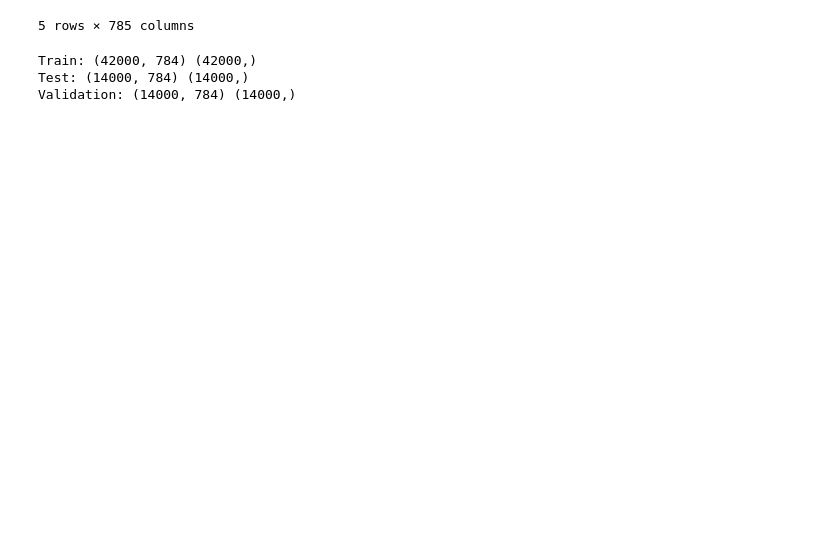
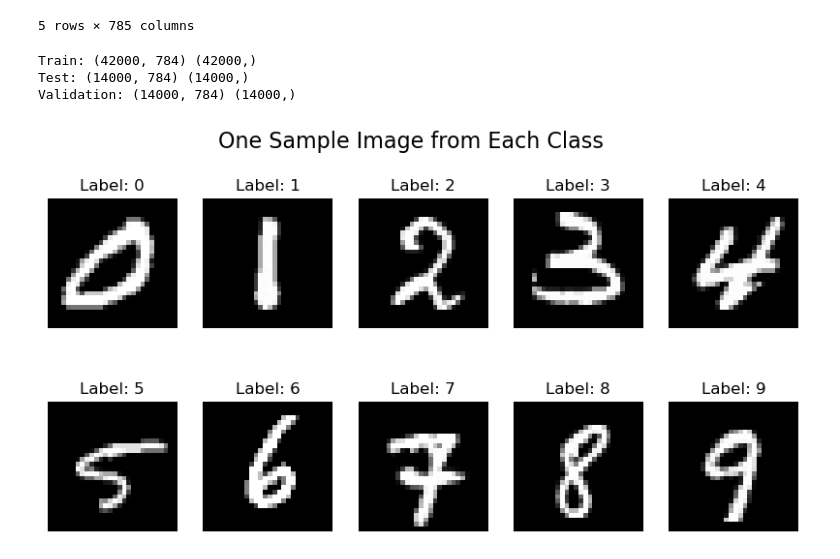
Before and after one commit to ARAHMAN04/ML2, a Jupyter notebook: Part1.ipynb, the cells around one changed output. Drawn from its saved outputs; the diff is of its cells as text; code cells hidden in the pictures; blank space fills up the shorter version.

Commit message:
visualizations

```diff
--- a/Part1.ipynb
+++ b/Part1.ipynb
@@ -61,3 +62,14 @@ print("Validation:", X_val.shape, y_val.shape)
 Train: (42000, 784) (42000,)
 Test: (14000, 784) (14000,)
 Validation: (14000, 784) (14000,)
+# %%
+fig, axes = plt.subplots(2, 5, figsize=(10, 5))
+for i, label in enumerate(sorted(df['label'].unique())):
+    sample = df[df['label'] == label].iloc[0, 1:].values.reshape(28, 28)
+    axes[i // 5, i % 5].imshow(sample, cmap='gray')
+    axes[i // 5, i % 5].set_title(f'Label: {label}')
+    axes[i // 5, i % 5].axis('off')
+plt.suptitle("One Sample Image from Each Class", fontsize=16)
+plt.show()
+# %% [output]
+[figure, added]
```
Also changed, not shown: parts of 2 cells of this notebook.
